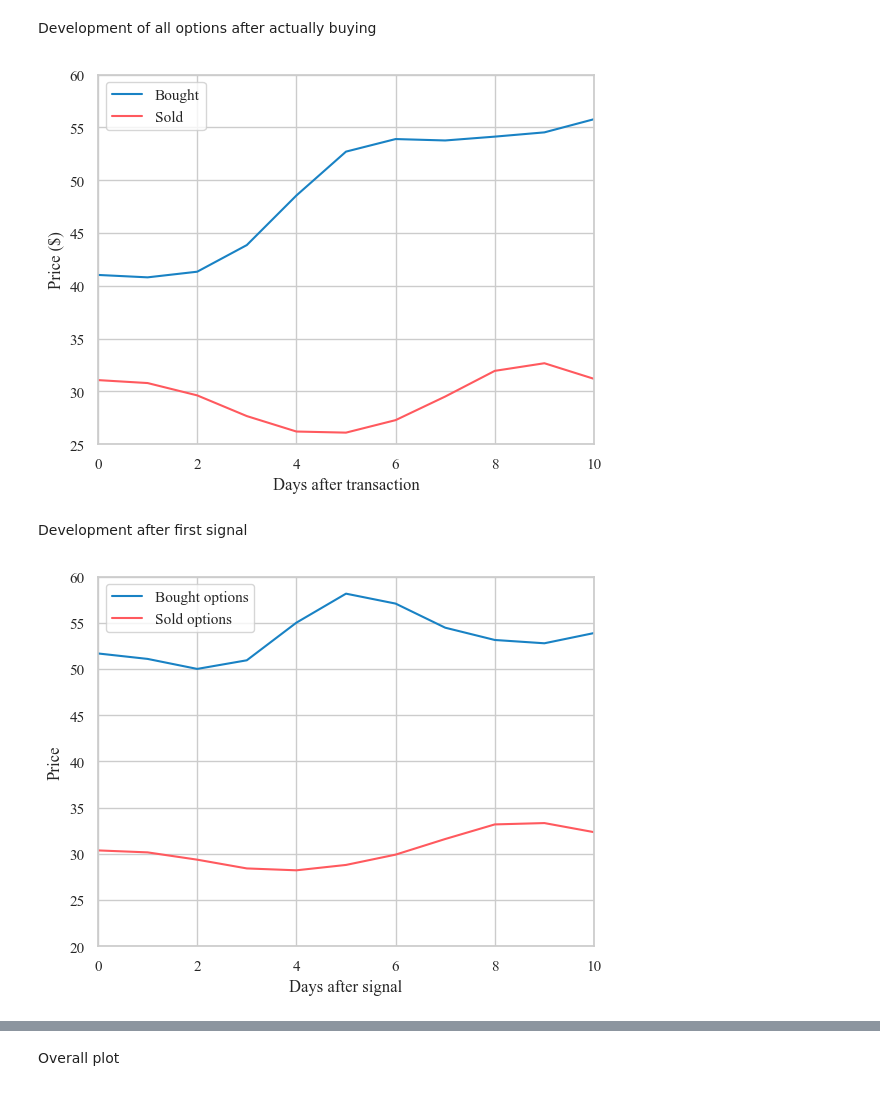
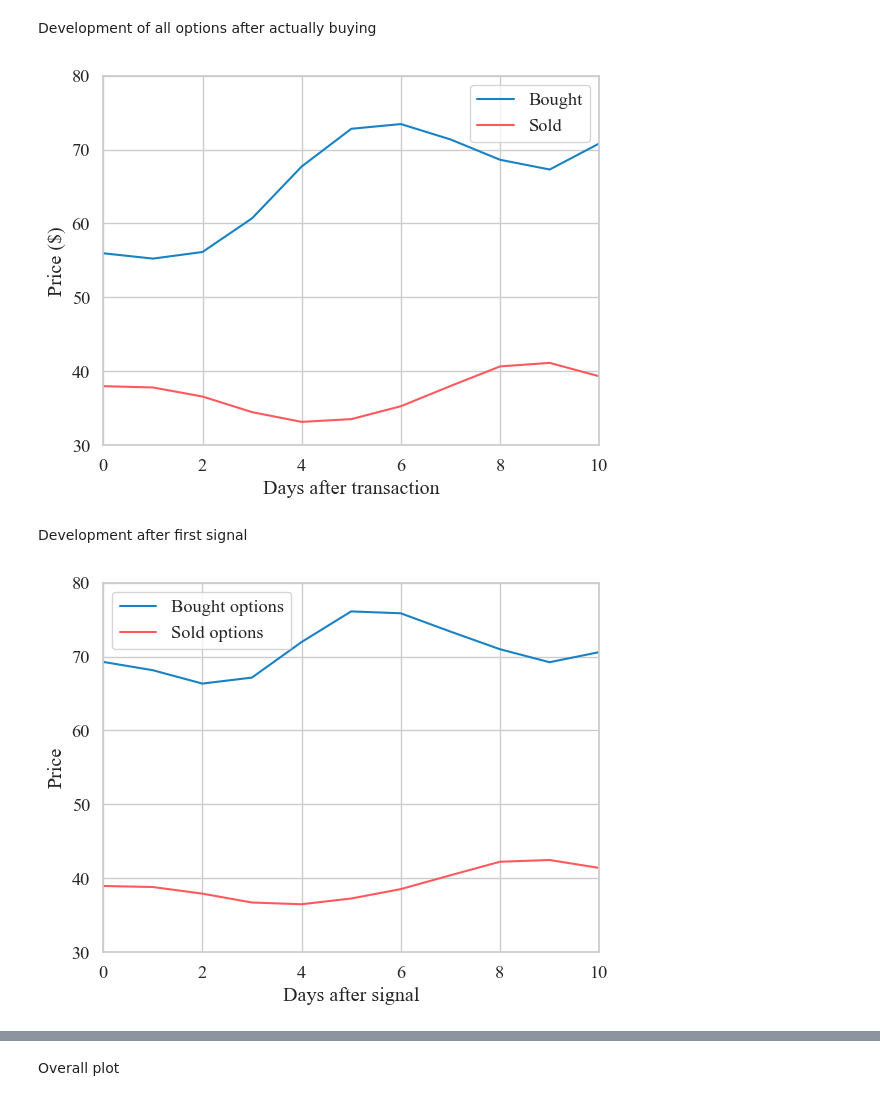
Before and after one commit to erlend-rygg/deep-learning-for-option-pricing, a Jupyter notebook: results_analysis/backtesting/trading_behaviour.ipynb, the cells around one changed output, grey strips where cells are left out. Drawn from its saved outputs; the diff is of its cells as text; code cells hidden in the pictures.

Commit message:
Newest trading behaviour

```diff
--- a/results_analysis/backtesting/trading_behaviour.ipynb
+++ b/results_analysis/backtesting/trading_behaviour.ipynb
@@ -55,7 +55,7 @@ else:
     # Set the path to the root directory
     path = os.path.abspath(os.path.join(os.getcwd(), '../..'))
     # Read dataframes using Dask
-    total_dataframe_for_analysis = pd.read_csv(path + '/data/trading/LSTM_MLP.csv')
+    total_dataframe_for_analysis = pd.read_csv(path + '/data/trading/LSTM_MLP_ESR.csv')
 # %% [markdown]
 ## Trading behaviour analysis
 # %% [markdown]
@@ -178,11 +178,11 @@ sns.lineplot(data=bought_groups_with_days, x="Days after buy", y="Price", color=
 sns.lineplot(data=sold_groups_with_days, x="Days after sell", y="Price", color=color2, label="Sold")
 plt.xlabel('Days after transaction')
 plt.xlim(0, 10)
-plt.ylim(25,60)
+plt.ylim(30,80)
 plt.ylabel('Price ($)')
 plt.show()
 # %% [output]
-[figure, old version]
+[figure, new version]
 # %% [markdown]
 Development after first signal
 # %%
@@ -228,18 +228,18 @@ sell_groups_with_days["Price"] = gaussian_filter1d(sell_groups_with_days["Price"
 # %%
 # Plot the price of the options bought as a function of the days after buy
 sns.lineplot(x="Days after buy", y="Price", data=buy_groups_with_days, color=color, label="Bought options")
 
 # Plot the price of the options sold as a function of the days after sell
 sns.lineplot(x="Days after sell", y="Price", data=sell_groups_with_days, color=color2, label="Sold options")
 
 plt.xlabel('Days after signal')
 plt.xlim(0, 10)
-plt.ylim(20, 60)
+plt.ylim(30, 80)
 plt.ylabel('Price')
 plt.legend()
 plt.show()
 # %% [output]
-[figure, old version]
+[figure, new version]
 # %%
 df_holding_buy = total_dataframe_for_analysis[total_dataframe_for_analysis["Position_this_opt"] > 0]
 df_holding_sell = total_dataframe_for_analysis[total_dataframe_for_analysis["Position_this_opt"] < 0]
```
Also changed, not shown: parts of 11 cells of this notebook.
